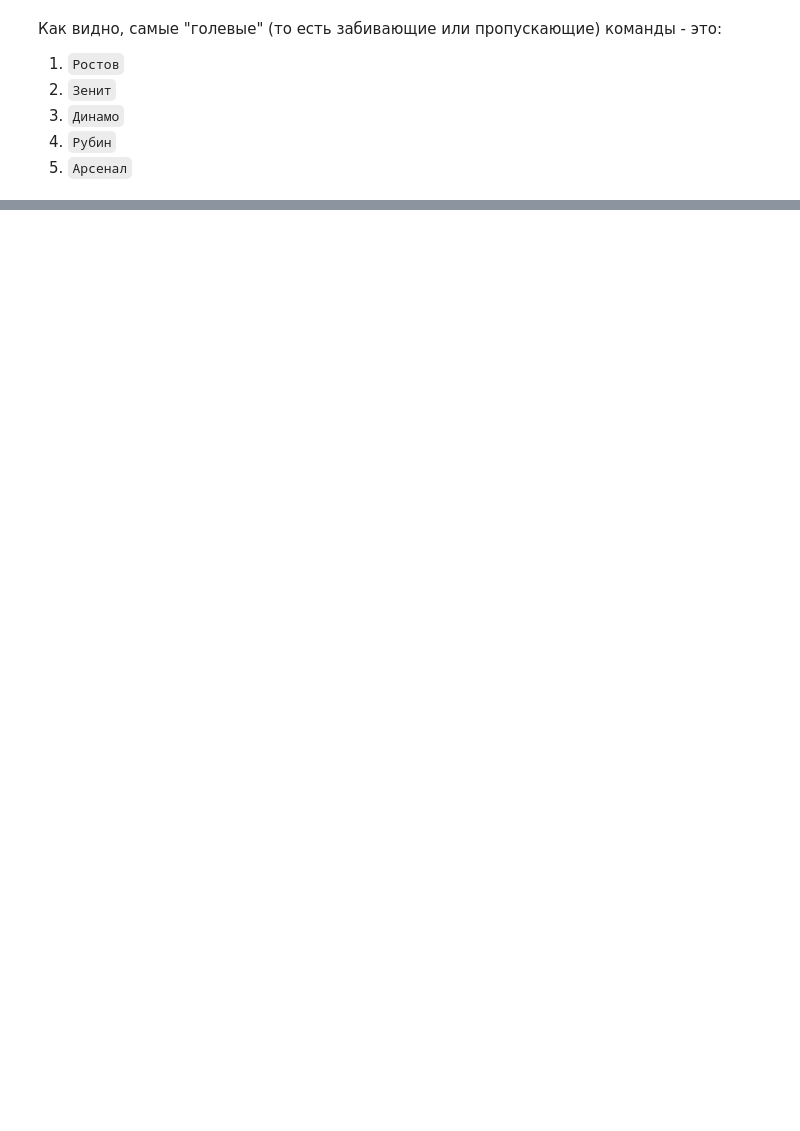
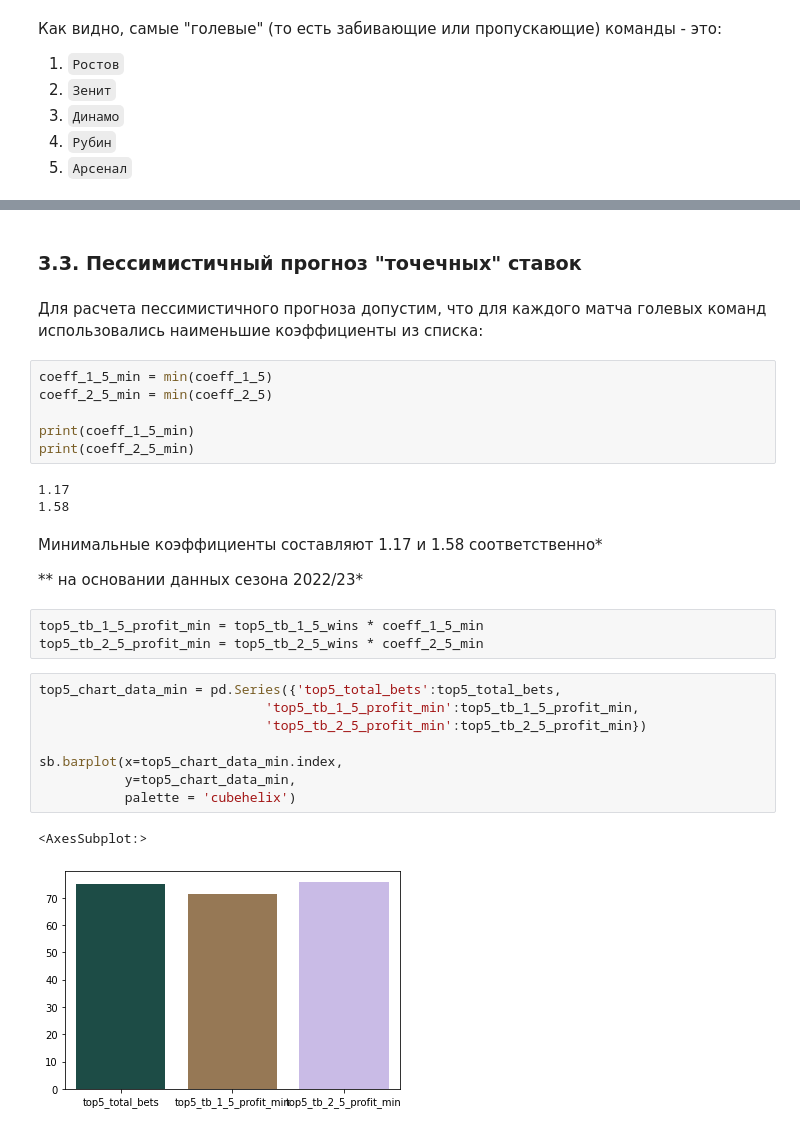
Before and after one commit to Alexman507/yandex_practicum_projects, a Jupyter notebook: football/Football.ipynb, the cells around one changed output, grey strips where cells are left out. Cells and saved outputs as stored; diff of their text form; blank space fills up the shorter version.

```diff
--- a/football/Football.ipynb
+++ b/football/Football.ipynb
@@ -245,0 +322,31 @@ all_teams_data
+# %% [markdown]
+### 3.3. Пессимистичный прогноз "точечных" ставок
+# %% [markdown]
+Для расчета пессимистичного прогноза допустим, что для каждого матча голевых команд использовались наименьшие коэффициенты из списка:
+# %%
+coeff_1_5_min = min(coeff_1_5)
+coeff_2_5_min = min(coeff_2_5)
+
+print(coeff_1_5_min)
+print(coeff_2_5_min)
+# %% [output]
+1.17
+1.58
+# %% [markdown]
+Минимальные коэффициенты составляют 1.17 и 1.58 соответственно*
+
+** на основании данных сезона 2022/23*
+# %%
+top5_tb_1_5_profit_min = top5_tb_1_5_wins * coeff_1_5_min
+top5_tb_2_5_profit_min = top5_tb_2_5_wins * coeff_2_5_min
+# %%
+top5_chart_data_min = pd.Series({'top5_total_bets':top5_total_bets,
+                             'top5_tb_1_5_profit_min':top5_tb_1_5_profit_min,
+                             'top5_tb_2_5_profit_min':top5_tb_2_5_profit_min})
+
+sb.barplot(x=top5_chart_data_min.index,
+           y=top5_chart_data_min,
+           palette = 'cubehelix')
+# %% [output]
+<AxesSubplot:>
+[figure, added]
```
Also changed, not shown: parts of 23 cells of this notebook, 1 other file.
